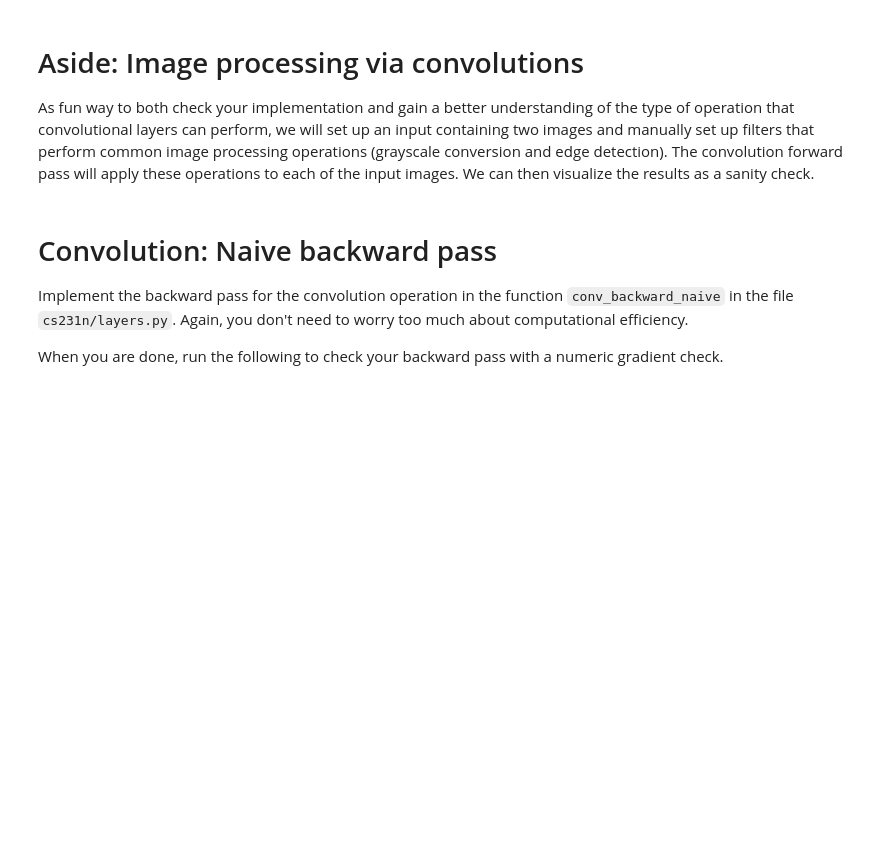
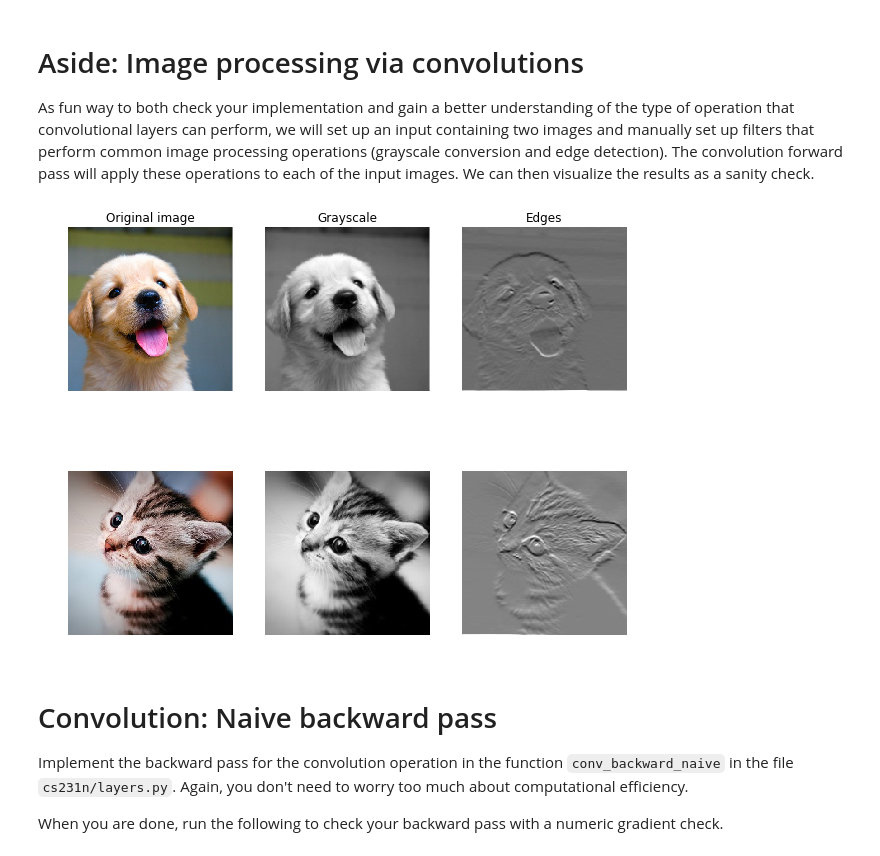
Before and after one commit to probe301/kaggle, a Jupyter notebook: CS231n_assignment2/ConvolutionalNetworks.ipynb, the cells around one changed output. Drawn from its saved outputs; the diff is of its cells as text; code cells hidden in the pictures; blank space fills up the shorter version.

```diff
--- a/CS231n_assignment2/ConvolutionalNetworks.ipynb
+++ b/CS231n_assignment2/ConvolutionalNetworks.ipynb
@@ -216,7 +216,7 @@ from scipy.misc import imread, imresize
 kitten, puppy = imread('kitten.jpg'), imread('puppy.jpg')
 # kitten is wide, and puppy is already square
 d = kitten.shape[1] - kitten.shape[0]
-kitten_cropped = kitten[:, d/2:-d/2, :]
+kitten_cropped = kitten[:, int(d/2):int(-d/2), :]
 
 img_size = 200   # Make this smaller if it runs too slow
 x = np.zeros((2, 3, img_size, img_size))
@@ -242,33 +242,35 @@ b = np.array([0, 128])
 
 # Compute the result of convolving each input in x with each filter in w,
 # offsetting by b, and storing the results in out.
 out, _ = conv_forward_naive(x, w, b, {'stride': 1, 'pad': 1})
 
 def imshow_noax(img, normalize=True):
     """ Tiny helper to show images as uint8 and remove axis labels """
     if normalize:
         img_max, img_min = np.max(img), np.min(img)
         img = 255.0 * (img - img_min) / (img_max - img_min)
     plt.imshow(img.astype('uint8'))
     plt.gca().axis('off')
 
 # Show the original images and the results of the conv operation
 plt.subplot(2, 3, 1)
 imshow_noax(puppy, normalize=False)
 plt.title('Original image')
 plt.subplot(2, 3, 2)
 imshow_noax(out[0, 0])
 plt.title('Grayscale')
 plt.subplot(2, 3, 3)
 imshow_noax(out[0, 1])
 plt.title('Edges')
 plt.subplot(2, 3, 4)
 imshow_noax(kitten_cropped, normalize=False)
 plt.subplot(2, 3, 5)
 imshow_noax(out[1, 0])
 plt.subplot(2, 3, 6)
 imshow_noax(out[1, 1])
 plt.show()
+# %% [output]
+[figure, added]
 # %% [markdown]
 # Convolution: Naive backward pass
 Implement the backward pass for the convolution operation in the function `conv_backward_naive` in the file `cs231n/layers.py`. Again, you don't need to worry too much about computational efficiency.
```
Also changed, not shown: parts of 2 cells of this notebook, 1 other file.
